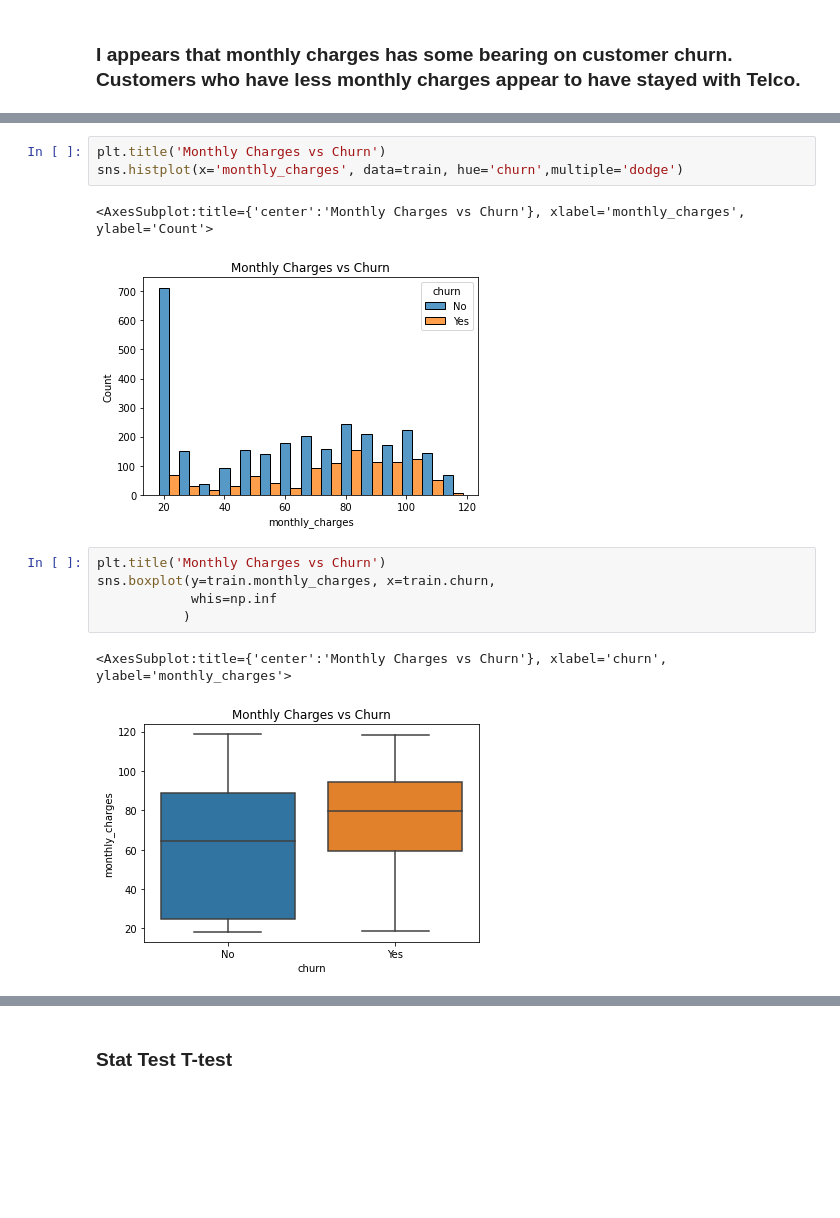
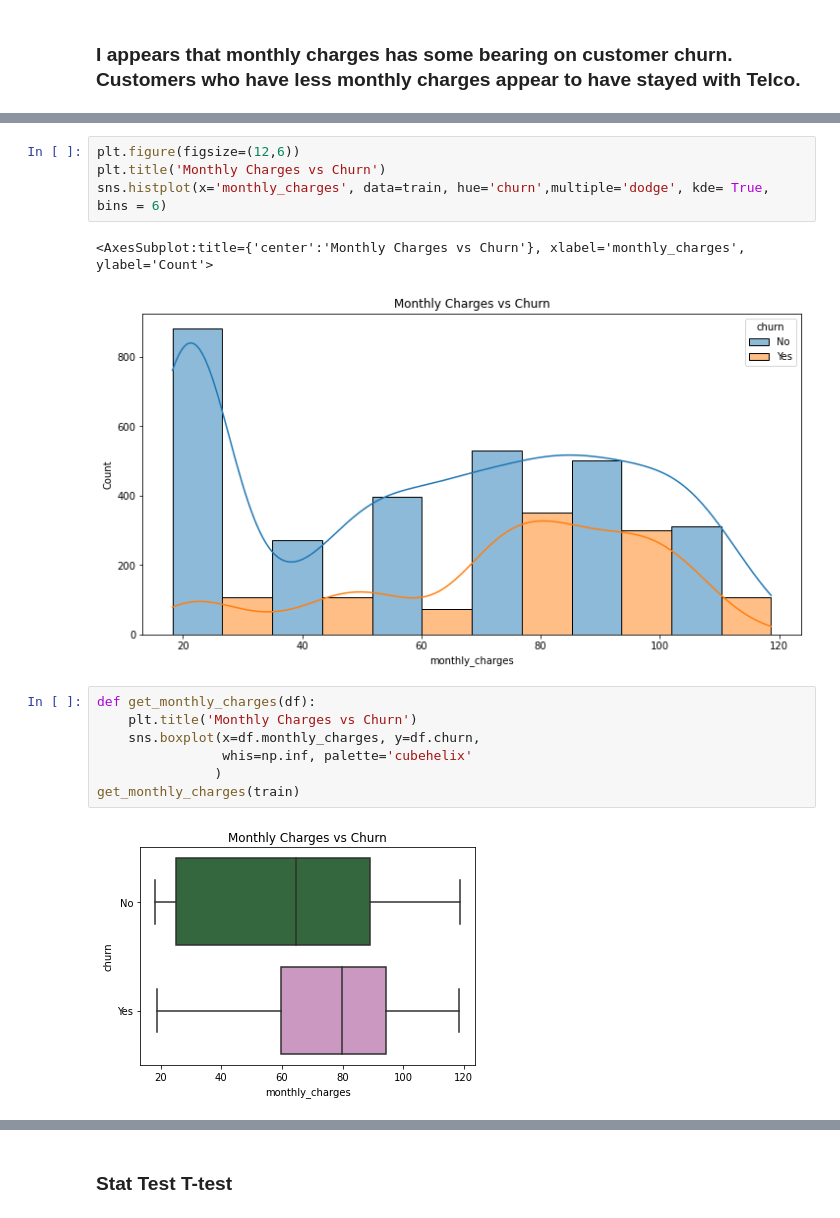
Before and after one commit to Yvette-Ibarra/classification-project, a Jupyter notebook: working_notebook.ipynb, the cells around one changed output, grey strips where cells are left out. Cells and saved outputs as stored; diff of their text form; blank space fills up the shorter version.

```diff
--- a/working_notebook.ipynb
+++ b/working_notebook.ipynb
@@ -180,14 +210,16 @@ baseline
 # %%
+plt.figure(figsize=(12,6))
 plt.title('Monthly Charges vs Churn')
-sns.histplot(x='monthly_charges', data=train, hue='churn',multiple='dodge')
+sns.histplot(x='monthly_charges', data=train, hue='churn',multiple='dodge', kde= True, bins = 6)
 # %% [output]
 <AxesSubplot:title={'center':'Monthly Charges vs Churn'}, xlabel='monthly_charges', ylabel='Count'>
-[figure, old version]
+[figure, new version]
 # %%
-plt.title('Monthly Charges vs Churn')
-sns.boxplot(y=train.monthly_charges, x=train.churn,
-            whis=np.inf
-           )
+def get_monthly_charges(df):
+    plt.title('Monthly Charges vs Churn')
+    sns.boxplot(x=df.monthly_charges, y=df.churn,
+                whis=np.inf, palette='cubehelix'
+               )
+get_monthly_charges(train)
 # %% [output]
-<AxesSubplot:title={'center':'Monthly Charges vs Churn'}, xlabel='churn', ylabel='monthly_charges'>
-[figure, old version]
+[figure, new version]
```
Also changed, not shown: parts of 57 cells of this notebook, 2 other files.
